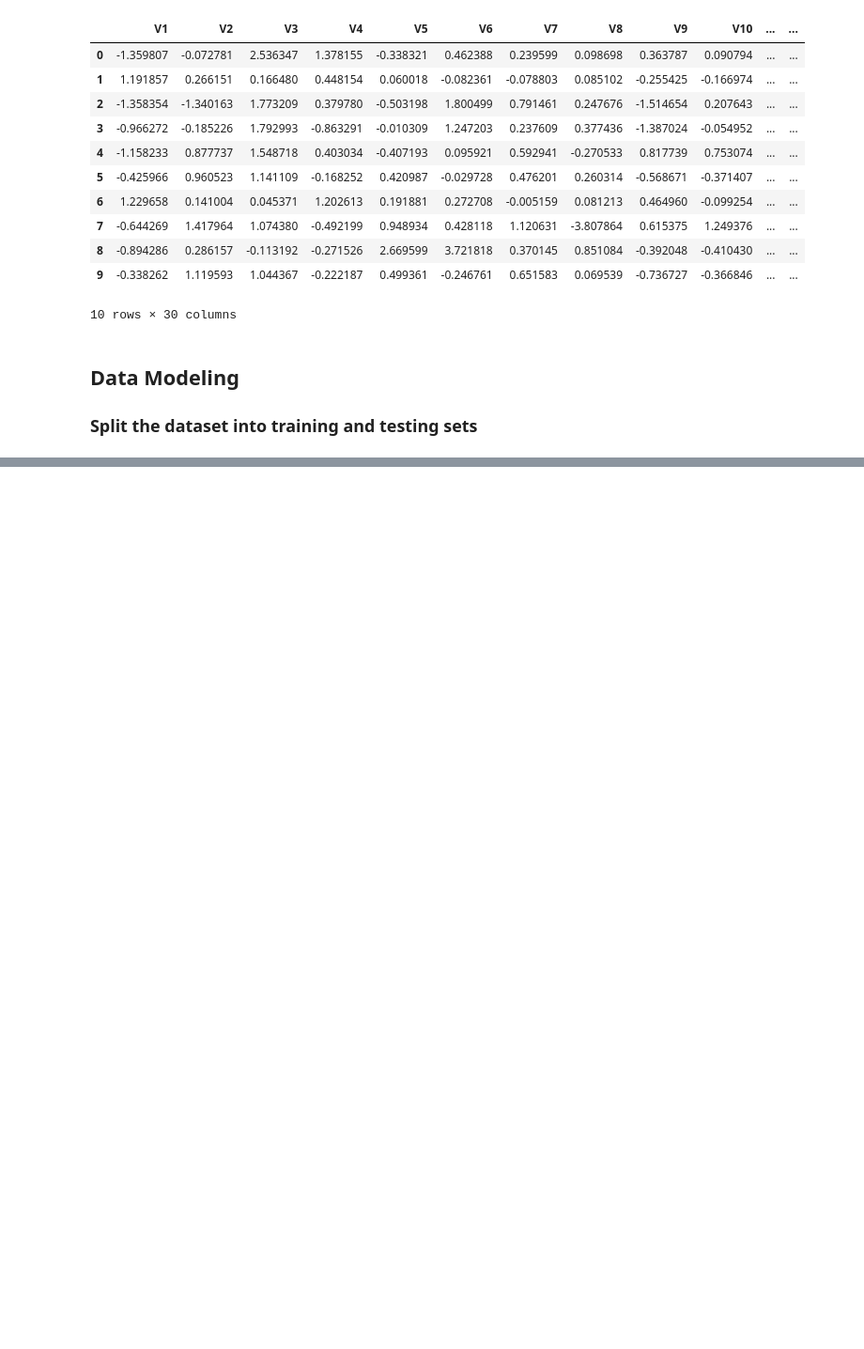
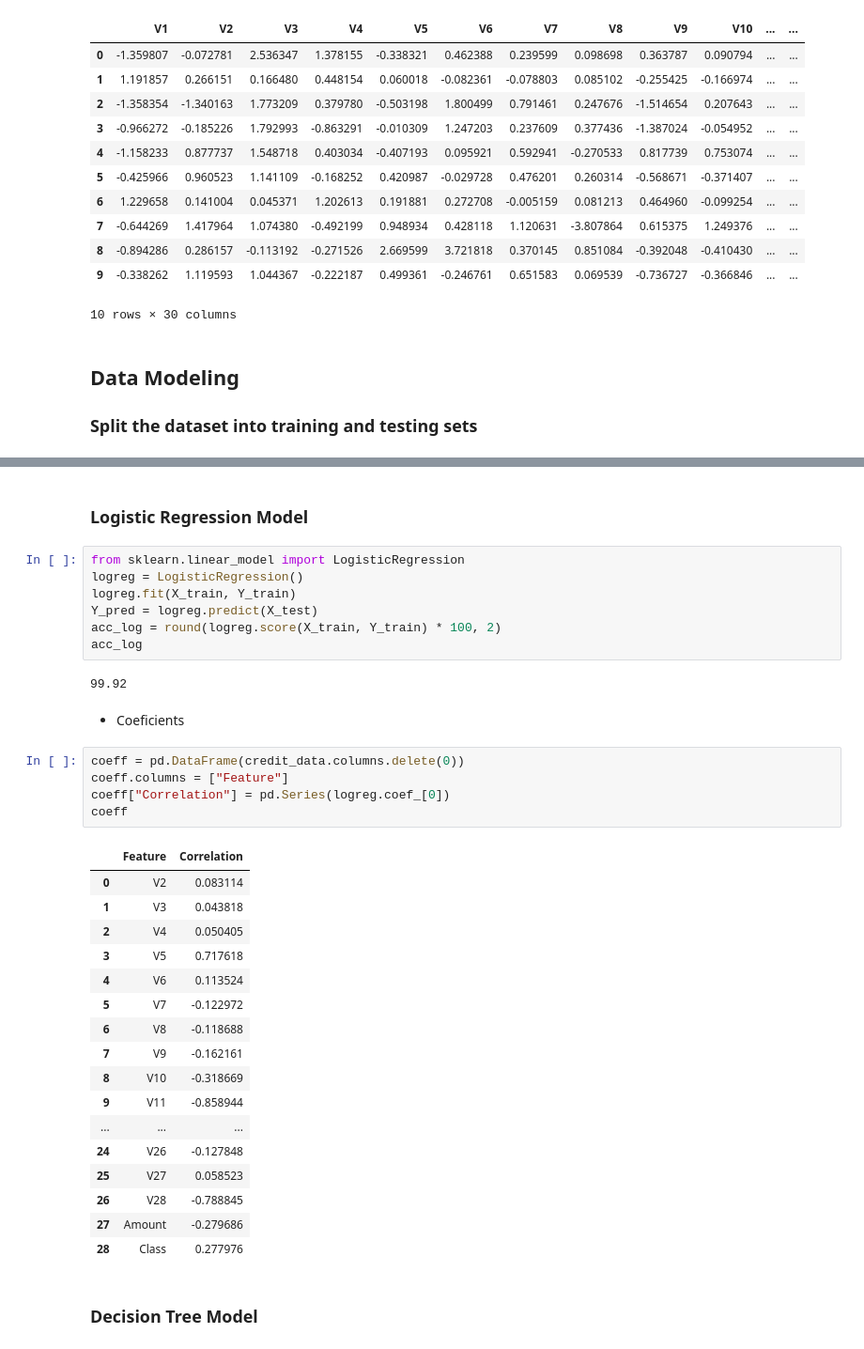
Before and after one commit to gli81/kaggle, a Jupyter notebook: Credit-Card-Fraud-Detection/creditCardPy.ipynb, the cells around one changed output, grey strips where cells are left out. Shown at 94% size. Cells and saved outputs as stored; diff of their text form; blank space fills up the shorter version.

Commit message:
Worked on Credit

```diff
--- a/Credit-Card-Fraud-Detection/creditCardPy.ipynb
+++ b/Credit-Card-Fraud-Detection/creditCardPy.ipynb
@@ -95 +95,39 @@ X_train
 227845 rows × 29 columns
+# %% [markdown]
+### Logistic Regression Model
+# %%
+from sklearn.linear_model import LogisticRegression
+logreg = LogisticRegression()
+logreg.fit(X_train, Y_train)
+Y_pred = logreg.predict(X_test)
+acc_log = round(logreg.score(X_train, Y_train) * 100, 2)
+acc_log
+# %% [output]
+99.92
+# %% [markdown]
+- Coeficients
+# %%
+coeff = pd.DataFrame(credit_data.columns.delete(0))
+coeff.columns = ["Feature"]
+coeff["Correlation"] = pd.Series(logreg.coef_[0])
+coeff
+# %% [output]
+|  | Feature | Correlation |
+| 0 | V2 | 0.083114 |
+| 1 | V3 | 0.043818 |
+| 2 | V4 | 0.050405 |
+| 3 | V5 | 0.717618 |
+| 4 | V6 | 0.113524 |
+| 5 | V7 | -0.122972 |
+| 6 | V8 | -0.118688 |
+| 7 | V9 | -0.162161 |
+| 8 | V10 | -0.318669 |
+| 9 | V11 | -0.858944 |
+| ... | ... | ... |
+| 24 | V26 | -0.127848 |
+| 25 | V27 | 0.058523 |
+| 26 | V28 | -0.788845 |
+| 27 | Amount | -0.279686 |
+| 28 | Class | 0.277976 |
+# %% [markdown]
+### Decision Tree Model
```
Also changed, not shown: parts of 2 cells of this notebook, 1 other file.
